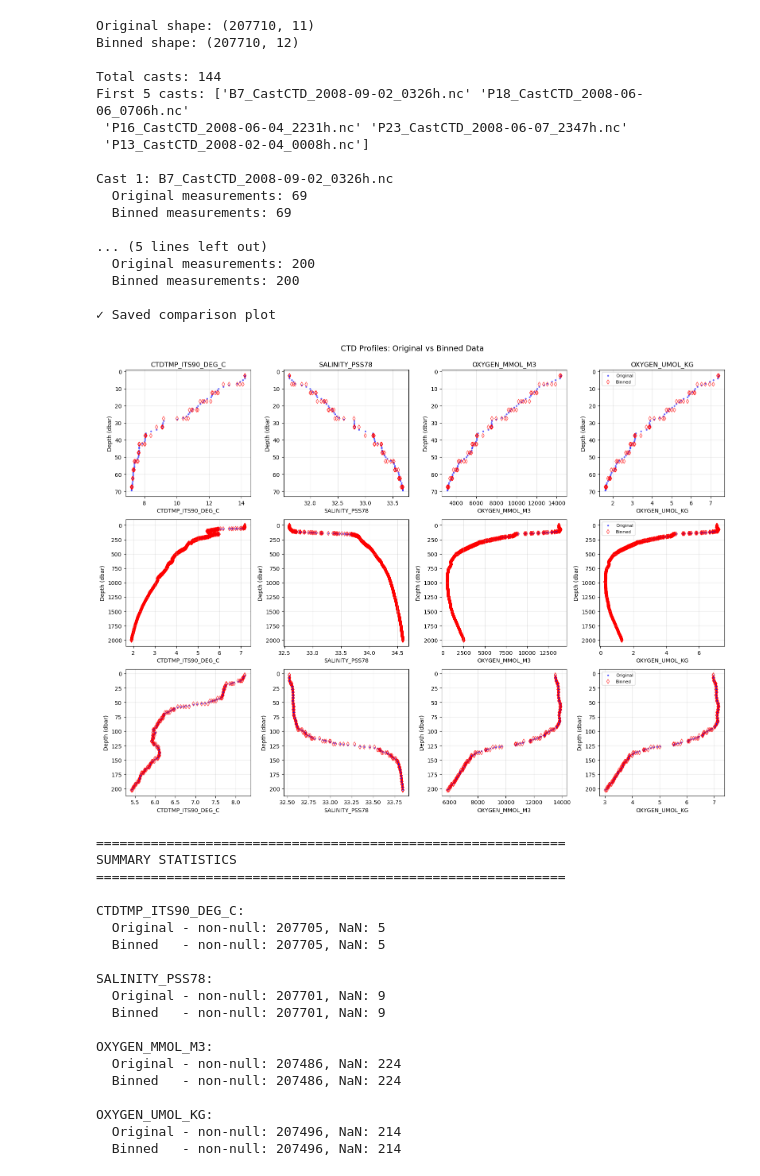
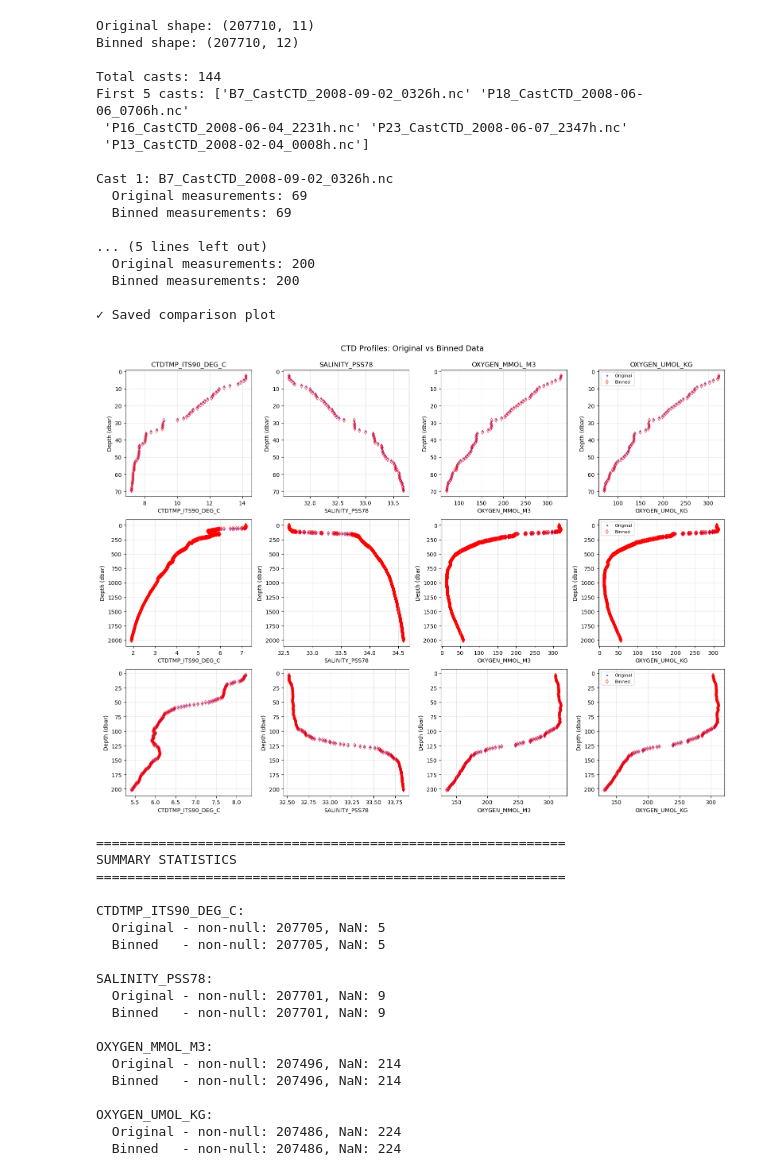
Before and after one commit to Statistical-Downscaling-for-the-Ocean/linep-data-prep-and-evaluation, a Jupyter notebook: waterproperties_data_prep/Bin_LineP_raw.ipynb, the cells around one changed output. Drawn from its saved outputs; the diff is of its cells as text; code cells hidden in the pictures.

```diff
--- a/waterproperties_data_prep/Bin_LineP_raw.ipynb
+++ b/waterproperties_data_prep/Bin_LineP_raw.ipynb
@@ -120,7 +137,7 @@ outpath = '/gpfs/fs7/dfo/hpcmc/pfm/amh001/DATA/OUTPUTS_LINEP/'
 
 # Load both files
 df_original = pd.read_csv(outpath + 'LineP_ctds_2008.csv')
-df_binned = pd.read_csv(outpath + 'LineP_ctds_2008_binned.csv')
+df_binned = pd.read_csv(outpath + 'BINNED/LineP_ctds_2008_binned_1m.csv')
 
 print(f"Original shape: {df_original.shape}")
 print(f"Binned shape: {df_binned.shape}")
@@ -175,34 +192,34 @@ plt.savefig( 'Figures/profile_comparison_original_vs_binned.png', dpi=150, bbox_
 print("\n✓ Saved comparison plot")
 plt.show()
 
 # Summary statistics
 print("\n" + "="*60)
 print("SUMMARY STATISTICS")
 print("="*60)
 
 for var in variables:
     print(f"\n{var}:")
     print(f"  Original - non-null: {df_original[var].notna().sum()}, NaN: {df_original[var].isna().sum()}")
     print(f"  Binned   - non-null: {df_binned[var].notna().sum()}, NaN: {df_binned[var].isna().sum()}")
 # %% [output]
 Original shape: (207710, 11)
 Binned shape: (207710, 12)
 
 Total casts: 144
 First 5 casts: ['B7_CastCTD_2008-09-02_0326h.nc' 'P18_CastCTD_2008-06-06_0706h.nc'
  'P16_CastCTD_2008-06-04_2231h.nc' 'P23_CastCTD_2008-06-07_2347h.nc'
  'P13_CastCTD_2008-02-04_0008h.nc']
 
 Cast 1: B7_CastCTD_2008-09-02_0326h.nc
   Original measurements: 69
   Binned measurements: 69
 
 ... (5 lines left out)
   Original measurements: 200
   Binned measurements: 200
 
 ✓ Saved comparison plot
-[figure, old version]
+[figure, new version]
 ============================================================
 SUMMARY STATISTICS
 ============================================================
@@ -216,9 +233,9 @@ SALINITY_PSS78:
   Binned   - non-null: 207701, NaN: 9
 
 OXYGEN_MMOL_M3:
+  Original - non-null: 207496, NaN: 214
+  Binned   - non-null: 207496, NaN: 214
+
+OXYGEN_UMOL_KG:
   Original - non-null: 207486, NaN: 224
   Binned   - non-null: 207486, NaN: 224
-
-OXYGEN_UMOL_KG:
-  Original - non-null: 207496, NaN: 214
-  Binned   - non-null: 207496, NaN: 214
```
Also changed, not shown: parts of 5 cells of this notebook, 2 other files.
